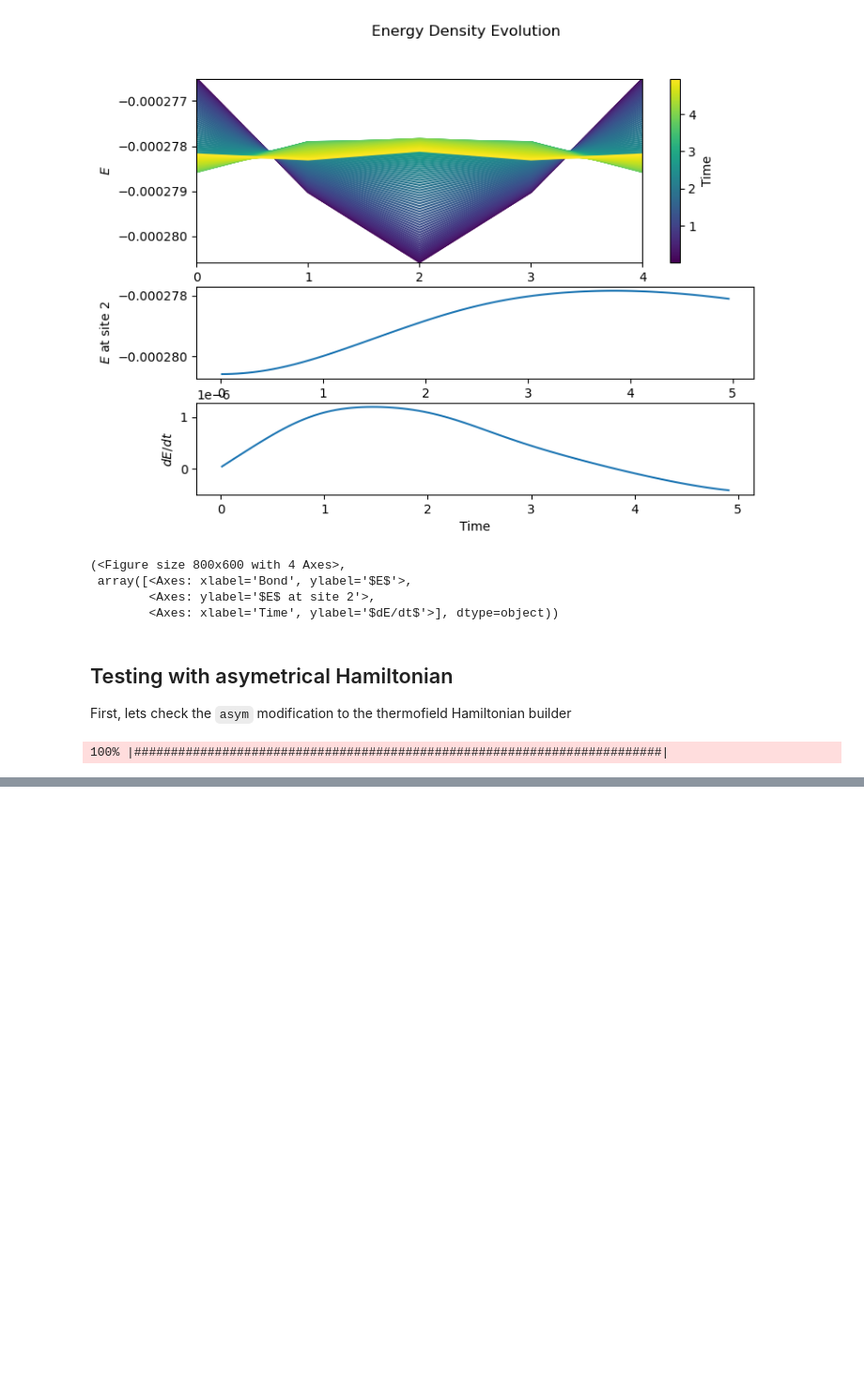
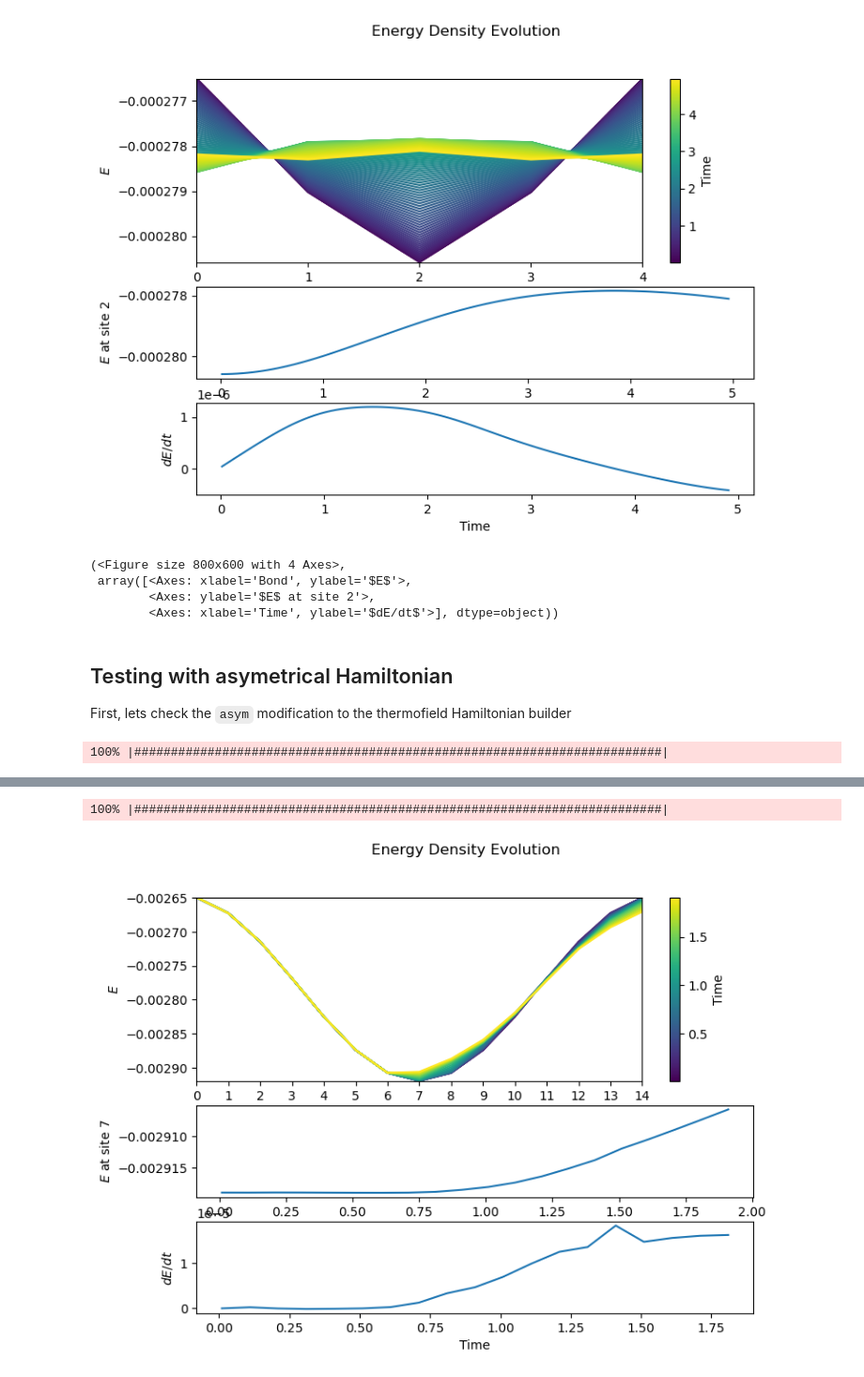
Before and after one commit to OscarCharlieST/quantum-tensor, a Jupyter notebook: active.ipynb, the cells around one changed output, grey strips where cells are left out. Shown at 94% size. Cells and saved outputs as stored; diff of their text form; code cells hidden in the pictures; blank space fills up the shorter version.

```diff
--- a/active.ipynb
+++ b/active.ipynb
@@ -531,0 +596,45 @@ UnboundLocalError: cannot access local variable 'ax' where it is not associated
+# %%
+import numpy as np
+import qtensor.states as states
+import qtensor.operators as ops
+import qtensor.thermofield as thf
+import qtensor.simulation.finiteTDVP as sim
+import qtensor.simulation.updatemethod as methods
+import copy
+
+N = 16
+D = 8
+
+H = ops.tilted_ising(N=N)
+H_thf = thf.thermofield_hamiltonian(H)
+H_asym = thf.thermofield_hamiltonian(H, asym=True)
+
+inf_state = thf.inf_T_thermofield(N, D)
+n_wavelengths = 1
+k = 2*np.pi/N * n_wavelengths
+avg_beta = 1e-3
+delta_beta = 5e-5
+beta_profile = delta_beta * np.cos( np.linspace(-N/2, N/2, N) * k) + avg_beta * np.ones(N)
+delta_profile = delta_beta * np.cos( np.linspace(-N/2, N/2, N) * k)
+
+avg_beta_state, _, _ = thf.finite_T_thermofield(avg_beta, N, D, H_thf, steps=25, plot=False)
+indirect_state = thf.near_thermal(H_thf, delta_profile, D,
+                                  steps=25,
+                                  initial_state=avg_beta_state)
+asym_state = copy.deepcopy(indirect_state)
+# %% [output]
+100% |########################################################################|
+# %%
+
+t_f = 2
+steps = 200
+meth = methods.lanczos_method(epsilon=1e-5, max_iters=8)
+
+asym_hist, _ = sim.tdvp(asym_state, H_asym, t_f, steps, meth, history=True)
+print(f"Overlap of asym state with initial: {states.overlap(asym_state, indirect_state)}")
+# %%
+import qtensor.visualise as vis
+H_terms = ops.extensive_as_terms(H_thf)
+ts, Es = vis.plot_energy_density_evolution(asym_hist, H_terms, t_f=8, block_len=10)
+# %% [output]
+[figure, added]
```
Also changed, not shown: parts of 16 cells of this notebook, 2 other files.
